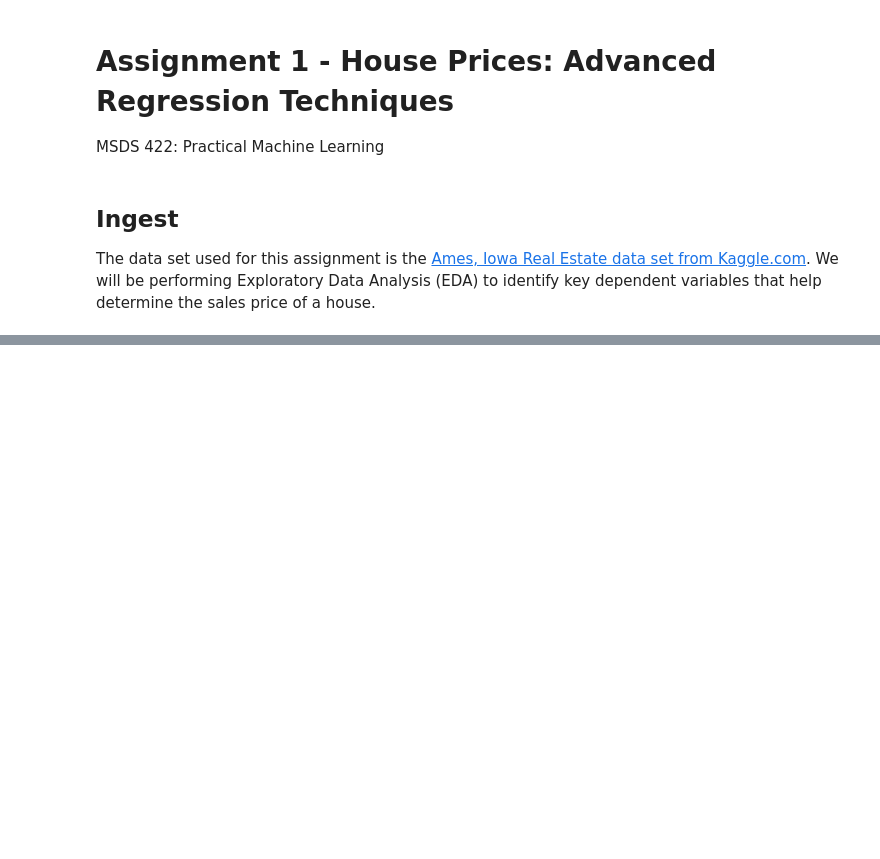
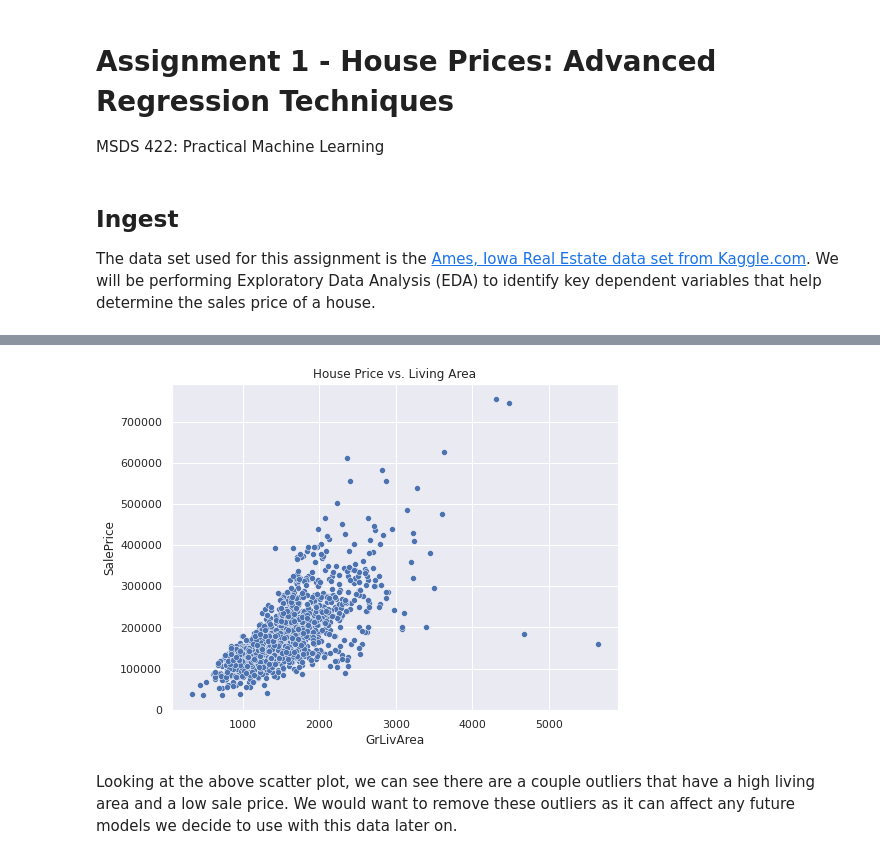
Before and after one commit to DrakeData/House_Price_EDA, a Jupyter notebook: MSDS422_Assignment1_Colab.ipynb, the cells around one changed output, grey strips where cells are left out. Cells and saved outputs as stored; diff of their text form; code cells hidden in the pictures; blank space fills up the shorter version.

```diff
--- a/MSDS422_Assignment1_Colab.ipynb
+++ b/MSDS422_Assignment1_Colab.ipynb
@@ -31,0 +262,10 @@ df_test = pd.read_csv(test_path)
+# %%
+# GrLivArea and SalesPrice
+sns.set_style('darkgrid')
+plt.figure(figsize=(8, 6))
+sns.scatterplot(x='GrLivArea', y='SalePrice', data=df_train)
+title = plt.title('House Price vs. Living Area')
+# %% [output]
+[figure, added]
+# %% [markdown]
+Looking at the above scatter plot, we can see there are a couple outliers that have a high living area and a low sale price. We would want to remove these outliers as it can affect any future models we decide to use with this data later on.
```
Also changed, not shown: parts of 49 cells of this notebook.
